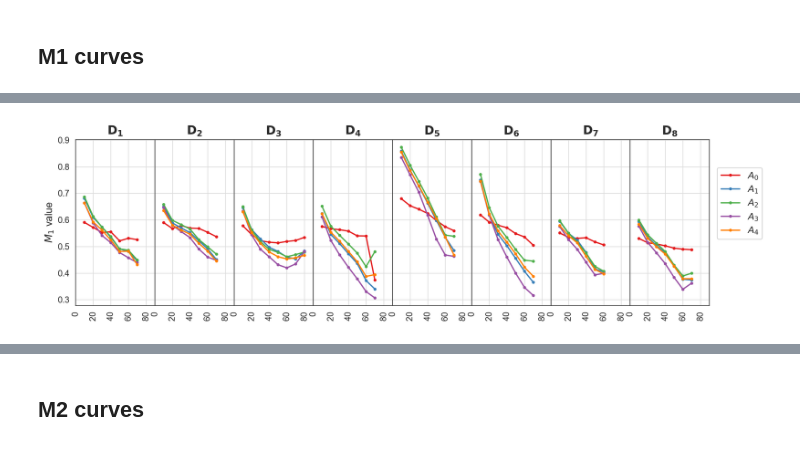
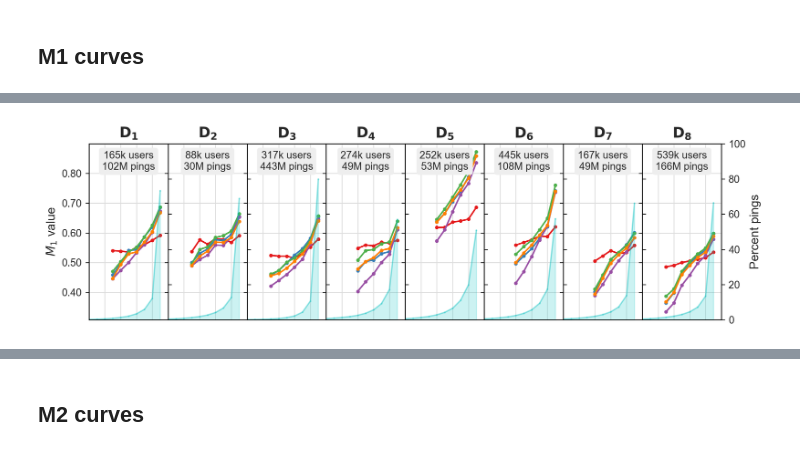
Before and after one commit to rvanxer/home_detection, a Jupyter notebook: code/4_Compare_HDAs.ipynb, the cells around one changed output, grey strips where cells are left out. Cells and saved outputs as stored; diff of their text form; code cells hidden in the pictures.

```diff
--- a/code/4_Compare_HDAs.ipynb
+++ b/code/4_Compare_HDAs.ipynb
@@ -294,3 +365,23 @@ get_ping_count_lorenz_curve()
+# %%
+def plot_quantile_ping_count(ds, ax=None, yticks=True, bins=10, color='c', alpha=0.2):
+    users = ds.counts.merge(ds.common_users, on=UID)
+    users.index = 100 * users.index / len(users)
+    bins = np.linspace(0, 100, bins+1)
+    users['bin'] = pd.cut(users.index, bins, include_lowest=True)
+    nPings = users.groupby('bin')['n_pings'].sum()
+    nPings *= (100 / users['n_pings'].sum())
+    nPings.index = bins[1:]
+    ax = ax or U.plot(size=(5, 3), dpi=120)
+    nPings.plot(ax=ax, color=color, marker='.',
+                markersize=2, lw=1, alpha=alpha)
+    nPings.plot(ax=ax, kind='area', color=color, alpha=alpha)
+    ax.set_xticklabels([])
+    if yticks: ax.set_ylabel('Percent pings')
+    ax.grid(False)
+    if not yticks:
+        ax.set_yticklabels([])
+
+# plot_quantile_ping_count(ds, None, yticks=False)
 # %% [markdown]
 ## M1 curves
 # %%
@@ -340,28 +431,40 @@ Wall time: 303 ms
 # %%
 def plot_m1_sensitivity(datasets=datasets, algos=algos, colors=algo_colors,
-                        ncol=8, panel_size=(1.5, 3.5), dpi=120):
-    nrow = int(np.ceil(len(datasets) / ncol))
-    figsize = (ncol * panel_size[0], nrow * panel_size[1])
-    fig, axes = plt.subplots(nrow, ncol, figsize=figsize,
+                        use_nslots=False, n_bins=20, panel_size=(1.25, 3), dpi=120):
+    # return datasets
+    ncol = len(datasets)
+    figsize = (ncol * panel_size[0], panel_size[1])
+    fig, axes = plt.subplots(1, ncol, figsize=figsize,
                              dpi=dpi, sharey=True, sharex=True)
-    axes = axes.flatten()
     for i, ds in enumerate(datasets):
-        xlab = 'Percentile of users (best -> worst)' if i // ncol == nrow - 1 else ''
-        ylab = r'$M_1$ value' if i % ncol == 0 else ''
-        ax = U.plot(axes[i], framebordercolor='#333', ylab=ylab, xlim=(0, 90),
-                    title=r'$\mathbf{%s_%s}$' % (ds.key[0], ds.key[1]), gridcolor='#ddd')
+        ylab = r'$M_1$ value' if i == 0 else ''
+        title = r'$\mathbf{%s_%s}$' % (ds.key[0], ds.key[1])
+        ax = U.plot(axes[i], framebordercolor='#333', ylab=ylab,
+                    xlim=(0, 100), title=title, gridcolor='#ddd')
         for alg, color in zip(algos, algo_colors):
             df = pd.read_parquet(ds.data / f'sensitivity/{alg}/M1.parquet')
             label = '$%s_%s$' % (alg[0], alg[1])
-            ax.plot(df['binx'], df['m1'], color=color, marker='.',
-                    label=label, markersize=5, lw=1.5)
-        ax.set_xticks(np.arange(0, 100, 20))
-        ax.set_xticklabels(ax.get_xticklabels(), rotation=90)
-        if i == len(datasets) - 1:
-            ax.legend(loc=(1.1, .4), ncol=1)
+            ax.plot(df['binx'], df['m1'], color=color,
+                    marker='.', markersize=5, lw=1.5)
+        users = (ds.n_slots if use_nslots else ds.counts)
+        users = users.merge(ds.common_users, on=UID)
+        nUsers, nPings = len(users), users['n_pings'].sum()
+        ax.text(0.5, 0.96, f'{nUsers/1e3:.0f}k users\n{nPings/1e6:.0f}M pings',
+                va='top', ha='center', transform=ax.transAxes,
+                bbox=dict(boxstyle='Round', pad=0.3,
+                          edgecolor='none', facecolor='#eee'))
+        ax.invert_xaxis()
+        ticks = np.arange(0, 100+1, 20)
+        ax.set_xticks(ticks[:-1])
+        ax.set_xticklabels([])
+        formatter = mpl.ticker.StrMethodFormatter('{x:,.2f}')
+        ax.yaxis.set_major_formatter(formatter)
+        # if i == ncol - 1: ax.legend(loc=(1.1, .4), ncol=1)
+        twin = U.plot(ax.twinx(), ylim=(0, 100), framebordercolor='k')
+        plot_quantile_ping_count(ds, twin, yticks=i == ncol - 1)
     plt.tight_layout()
     plt.subplots_adjust(wspace=0)
 
 plot_m1_sensitivity(dpi=250)
 # %% [output]
-[figure, old version]
+[figure, new version]
```
Also changed, not shown: parts of 27 cells of this notebook, 4 other files.
